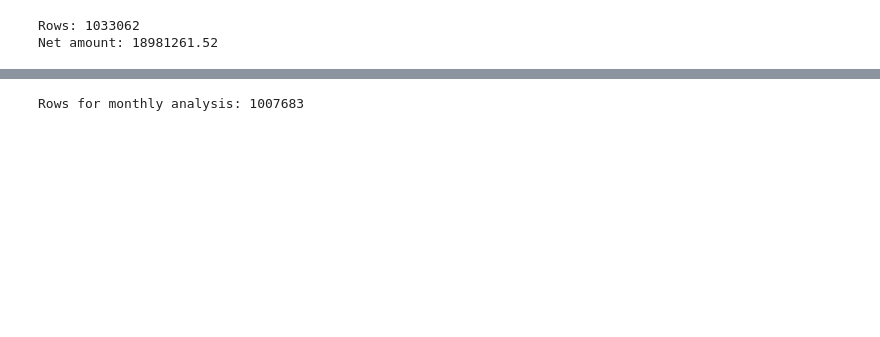
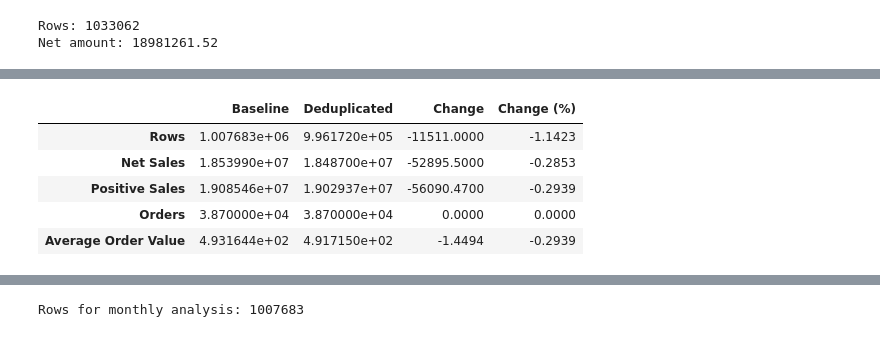
Before and after one commit to SmithChen825/online-retail-analysis, a Jupyter notebook: 01_data_check.ipynb, the cells around one changed output, grey strips where cells are left out. Cells and saved outputs as stored; diff of their text form; code cells hidden in the pictures; blank space fills up the shorter version.

```diff
--- a/01_data_check.ipynb
+++ b/01_data_check.ipynb
@@ -1084,0 +1020,78 @@ Net amount: 18981261.52
+# %%
+# 1. 使用与 Dashboard 一致的观察截止日期
+baseline = product_transactions.loc[
+    product_transactions["InvoiceDate"] < pd.Timestamp("2011-12-01")
+].copy()
+
+# 同一源表内，交易字段完全相同的记录
+duplicate_key = [
+    "Invoice", "StockCode", "Description", "Quantity",
+    "InvoiceDate", "Price", "Customer ID", "Country",
+    "source_sheet"
+]
+
+deduplicated = baseline.drop_duplicates(
+    subset=duplicate_key,
+    keep="first"
+).copy()
+
+# 2. 两个版本使用相同的指标定义
+def calculate_metrics(df):
+    sales = df.loc[df["is_product_sale_candidate"].fillna(False)]
+    orders = sales["Invoice"].nunique()
+    positive_sales = sales["line_amount"].sum()
+
+    return pd.Series({
+        "Rows": len(df),
+        "Net Sales": df["line_amount"].sum(),
+        "Positive Sales": positive_sales,
+        "Orders": orders,
+        "Average Order Value": (
+            positive_sales / orders if orders else float("nan")
+        )
+    })
+
+comparison = pd.DataFrame({
+    "Baseline": calculate_metrics(baseline),
+    "Deduplicated": calculate_metrics(deduplicated)
+})
+
+comparison["Change"] = comparison["Deduplicated"] - comparison["Baseline"]
+comparison["Change (%)"] = (
+    comparison["Change"]
+    / comparison["Baseline"].replace(0, float("nan"))
+    * 100
+)
+
+print(f"Removed duplicate rows: {len(baseline) - len(deduplicated):,}")
+display(comparison.round(4))
+
+# 3. 检查去重是否改变 April 2011 同比结论
+def april_metrics(df):
+    amounts = {}
+    for year in [2010, 2011]:
+        mask = (
+            df["InvoiceDate"].dt.year.eq(year)
+            & df["InvoiceDate"].dt.month.eq(4)
+        )
+        amounts[year] = df.loc[mask, "line_amount"].sum()
+
+    return pd.Series({
+        "April 2010 Net Sales": amounts[2010],
+        "April 2011 Net Sales": amounts[2011],
+        "April 2011 YoY (%)": (
+            (amounts[2011] / amounts[2010] - 1) * 100
+            if amounts[2010] != 0 else float("nan")
+        )
+    })
+
+april_comparison = pd.DataFrame({
+    "Baseline": april_metrics(baseline),
+    "Deduplicated": april_metrics(deduplicated)
+})
+april_comparison["Change"] = (
+    april_comparison["Deduplicated"] - april_comparison["Baseline"]
+)
+
+display(april_comparison.round(4))
+# %% [output]
@@ -1084,0 +1099,6 @@ Net amount: 18981261.52
+|  | Baseline | Deduplicated | Change | Change (%) |
+| Rows | 1.007683e+06 | 9.961720e+05 | -11511.0000 | -1.1423 |
+| Net Sales | 1.853990e+07 | 1.848700e+07 | -52895.5000 | -0.2853 |
+| Positive Sales | 1.908546e+07 | 1.902937e+07 | -56090.4700 | -0.2939 |
+| Orders | 3.870000e+04 | 3.870000e+04 | 0.0000 | 0.0000 |
+| Average Order Value | 4.931644e+02 | 4.917150e+02 | -1.4494 | -0.2939 |
```
Also changed, not shown: parts of 95 cells of this notebook, 2 other files.
